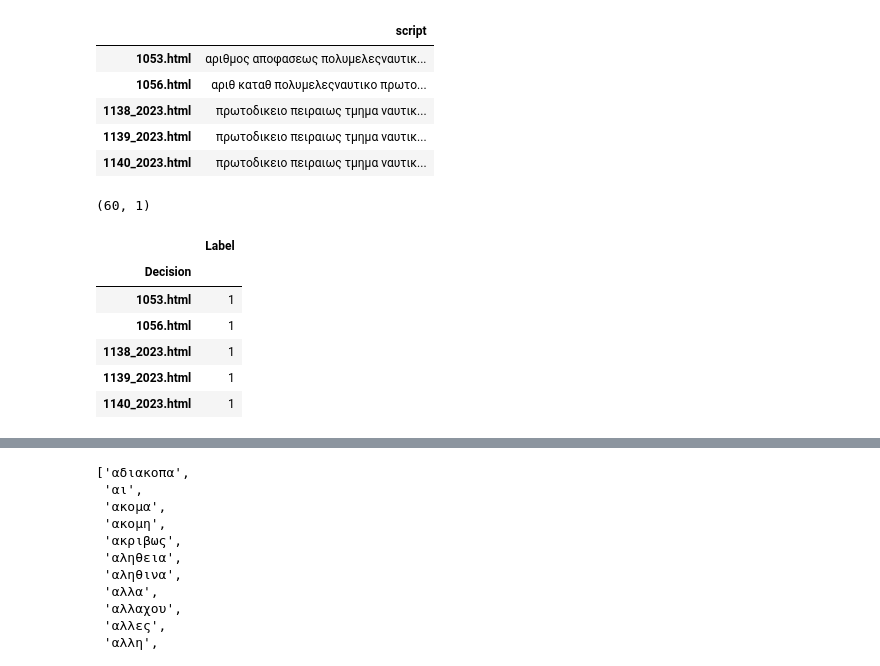
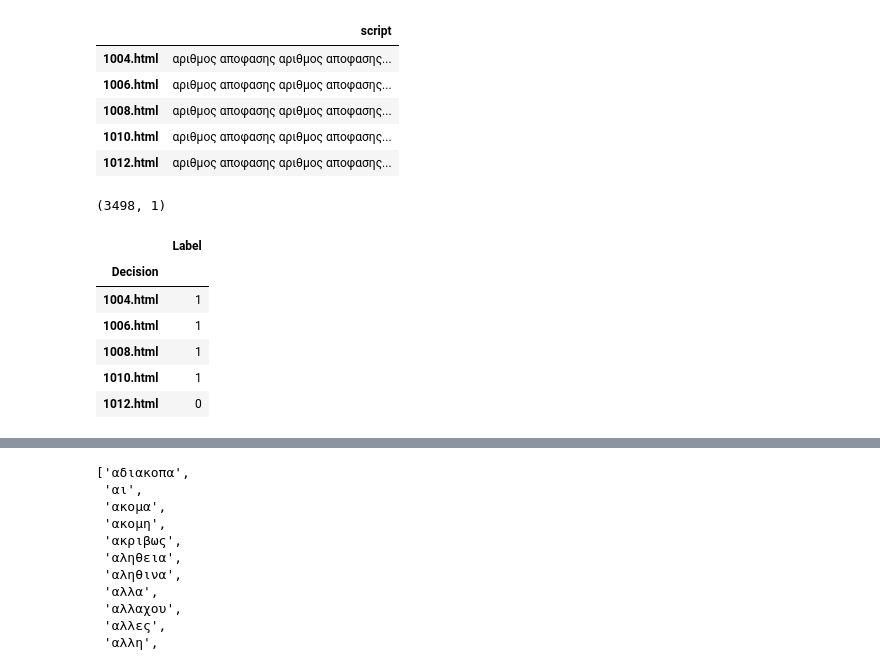
Before and after one commit to kebelouah/decisions_thesis, a Jupyter notebook: word2vec.ipynb, the cells around one changed output, grey strips where cells are left out. Drawn from its saved outputs; the diff is of its cells as text; code cells hidden in the pictures.

Commit message:
First results for efeteio

```diff
--- a/word2vec.ipynb
+++ b/word2vec.ipynb
@@ -22,30 +22,30 @@ def read_file(file_path: str) -> list:
 # %%
 import os
 
-files = os.listdir('./final_dataset')
+files = os.listdir('./final_dataset_efeteio')
 files = [f for f in files if f.endswith('.html')]
 
 df = pd.DataFrame(columns=['script'])
 for f in files:
-    list_words = read_file(f'./final_dataset/{f}')
+    list_words = read_file(f'./final_dataset_efeteio/{f}')
     script = ' '.join(list_words)
     df.loc[f] = script
 
 df.sort_index(inplace=True)
 df.head()
 # %% [output]
 |  | script |
-| 1053.html | αριθμος αποφασεως πολυμελεςναυτικ... |
-| 1056.html | αριθ καταθ πολυμελεςναυτικο πρωτο... |
-| 1138_2023.html | πρωτοδικειο πειραιως τμημα ναυτικ... |
-| 1139_2023.html | πρωτοδικειο πειραιως τμημα ναυτικ... |
-| 1140_2023.html | πρωτοδικειο πειραιως τμημα ναυτικ... |
+| 1004.html | αριθμος αποφασης αριθμος αποφασης... |
+| 1006.html | αριθμος αποφασης αριθμος αποφασης... |
+| 1008.html | αριθμος αποφασης αριθμος αποφασης... |
+| 1010.html | αριθμος αποφασης αριθμος αποφασης... |
+| 1012.html | αριθμος αποφασης αριθμος αποφασης... |
 # %%
 df.shape
 # %% [output]
-(60, 1)
+(3498, 1)
 # %%
-decisions = pd.read_csv('./annotated_dataset.csv')
+decisions = pd.read_csv('./preprocessed_efeteio/annotated_dataset.csv')
 decisions = decisions[decisions['Decision'].isin(df.index)]
 decisions.set_index('Decision', inplace=True)
 decisions.sort_index(inplace=True)
@@ -53,8 +53,8 @@ decisions.head()
 # %% [output]
 |  | Label |
 | Decision |  |
-| 1053.html | 1 |
-| 1056.html | 1 |
-| 1138_2023.html | 1 |
-| 1139_2023.html | 1 |
-| 1140_2023.html | 1 |
+| 1004.html | 1 |
+| 1006.html | 1 |
+| 1008.html | 1 |
+| 1010.html | 1 |
+| 1012.html | 0 |
```
Also changed, not shown: parts of 15 cells of this notebook.
